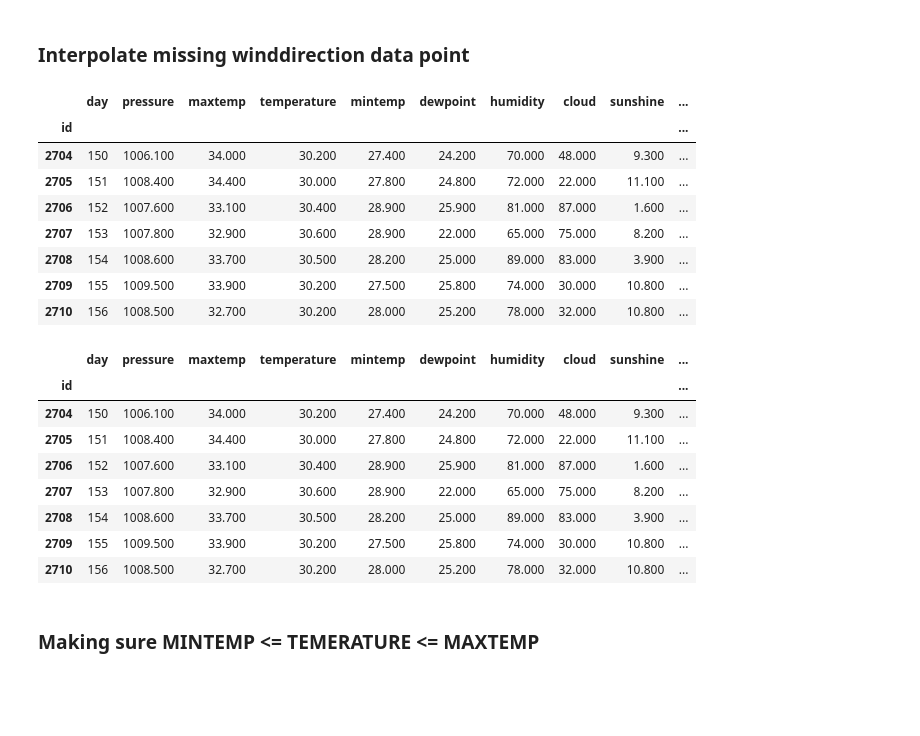
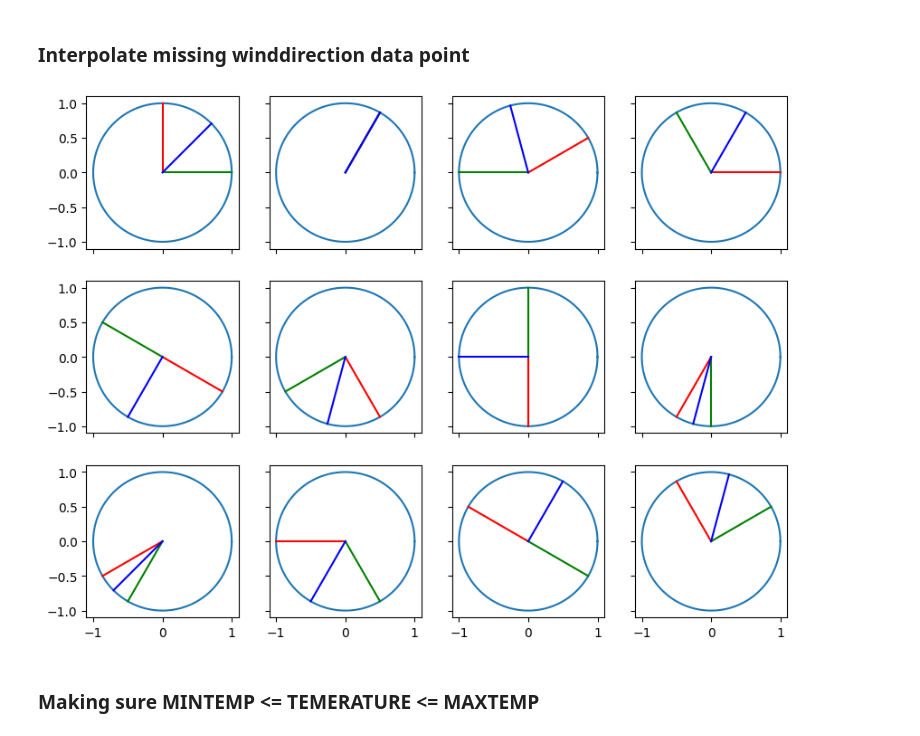
Before and after one commit to einarhre/kaggle-projects, a Jupyter notebook: binarypredictionrainfall.ipynb, the cells around one changed output. Saved outputs shown, nothing was run; the diff lists cells and outputs as text; code cells hidden in the pictures; blank space fills up the shorter version.

```diff
--- a/binarypredictionrainfall.ipynb
+++ b/binarypredictionrainfall.ipynb
@@ -285,29 +335,55 @@ test_df = test_df.assign(**{
 })
 # %% [markdown]
 ### **Interpolate missing winddirection data point**
-# %%
-# Interpolate missing winddirection data point (only single point so not fancy)
-idx_fix = 2707
-idx_show = idx_fix + np.array([-3,-2,-1,0,1,2,3])
-display(test_df.loc[idx_show])
-test_df.loc[idx_fix,WINDDIRECTION] = (100+220)/2//10*10
-display(test_df.loc[idx_show])
-# %% [output]
-|  | day | pressure | maxtemp | temperature | mintemp | dewpoint | humidity | cloud | sunshine | ... |
-| id |  |  |  |  |  |  |  |  |  | ... |
-| 2704 | 150 | 1006.100 | 34.000 | 30.200 | 27.400 | 24.200 | 70.000 | 48.000 | 9.300 | ... |
-| 2705 | 151 | 1008.400 | 34.400 | 30.000 | 27.800 | 24.800 | 72.000 | 22.000 | 11.100 | ... |
-| 2706 | 152 | 1007.600 | 33.100 | 30.400 | 28.900 | 25.900 | 81.000 | 87.000 | 1.600 | ... |
-| 2707 | 153 | 1007.800 | 32.900 | 30.600 | 28.900 | 22.000 | 65.000 | 75.000 | 8.200 | ... |
-| 2708 | 154 | 1008.600 | 33.700 | 30.500 | 28.200 | 25.000 | 89.000 | 83.000 | 3.900 | ... |
-| 2709 | 155 | 1009.500 | 33.900 | 30.200 | 27.500 | 25.800 | 74.000 | 30.000 | 10.800 | ... |
-| 2710 | 156 | 1008.500 | 32.700 | 30.200 | 28.000 | 25.200 | 78.000 | 32.000 | 10.800 | ... |
-|  | day | pressure | maxtemp | temperature | mintemp | dewpoint | humidity | cloud | sunshine | ... |
-| id |  |  |  |  |  |  |  |  |  | ... |
-| 2704 | 150 | 1006.100 | 34.000 | 30.200 | 27.400 | 24.200 | 70.000 | 48.000 | 9.300 | ... |
-| 2705 | 151 | 1008.400 | 34.400 | 30.000 | 27.800 | 24.800 | 72.000 | 22.000 | 11.100 | ... |
-| 2706 | 152 | 1007.600 | 33.100 | 30.400 | 28.900 | 25.900 | 81.000 | 87.000 | 1.600 | ... |
-| 2707 | 153 | 1007.800 | 32.900 | 30.600 | 28.900 | 22.000 | 65.000 | 75.000 | 8.200 | ... |
-| 2708 | 154 | 1008.600 | 33.700 | 30.500 | 28.200 | 25.000 | 89.000 | 83.000 | 3.900 | ... |
-| 2709 | 155 | 1009.500 | 33.900 | 30.200 | 27.500 | 25.800 | 74.000 | 30.000 | 10.800 | ... |
-| 2710 | 156 | 1008.500 | 32.700 | 30.200 | 28.000 | 25.200 | 78.000 | 32.000 | 10.800 | ... |
+# %%
+# To interpolate between a and b modulus n as (1-t)a+tb
+def modnterp(a, b, n, t): # for number in modulus n but perhaps with values outside the rangeþ
+  linterp = lambda p, q, s: (1 - s) * p + s * q
+  sgn = lambda z: bool(z > 0) - bool(z < 0)
+  def modterp(x, y, m, r):
+    if 2*np.abs(x - y) < m: # interpolate if difference is less than half the modulus.
+      return linterp(x, y, r)
+    elif 2*np.abs(x - y) > m: # shift max(x,y) to 0, interpolate, shift back.
+      return (linterp((x + (m - max(x, y))) % m, (y + (m - max(x, y))) % m, r) + max(x, y)) % m
+    else: # if the difference between x and y is exactly half the modulus, then select either
+          # of the two possible interpolated values (but which one??).
+      return (min(x, y) + (m / 4) * np.random.choice([1, -1])) % m
+  if (sgn(b - a) == sgn((b % n) - (a % n))):
+    return modterp(a % n, b % n, n, t)
+  elif ((b % n) > (a % n)):
+    return modterp(a % n, b % -n, n, t) % n
+  else:
+    return modterp(a % -n, b % n, n, t) % n
+# %%
+# Test the modulus aveage function above
+mod, samp = (360, 12)
+u = np.arange(0,mod,mod/samp)
+v = np.arange(0,mod,mod/samp)
+np.random.shuffle(v)
+ucs = {'cos': np.cos(np.pi/2-2*np.pi/mod*u), 'sin': np.sin(np.pi/2-2*np.pi/mod*u)}
+vcs = {'cos': np.cos(np.pi/2-2*np.pi/mod*v), 'sin': np.sin(np.pi/2-2*np.pi/mod*v)}
+interp = [modnterp(x, y, mod, 0.5) for x,y in zip(u,v)]
+mcs = {
+  'cos': [np.cos(np.pi/2-2*np.pi/mod*x) for x in interp],
+  'sin': [np.sin(np.pi/2-2*np.pi/mod*x) for x in interp],
+      }
+n, w = (4, 10)
+f, ax = plt.subplots(
+    (len(u)+n-1)//n,
+    n,
+    sharex=True,
+    sharey=True,
+    squeeze=False,
+    figsize=(w,w*((len(u)+n-1)//n)/n)
+)
+t = np.arange(0,2*np.pi,0.01)
+for i, (a, b) in enumerate(zip(u,v)):
+    #print(f"(a, b) = ({a}, {b})\t=> ave: {modterp(a,b,360,0.5)}")
+    ax[i//n,i%n].plot(np.cos(t),np.sin(t))
+    ax[i//n,i%n].plot([0, ucs['cos'][i]],[0, ucs['sin'][i]],color="r")
+    ax[i//n,i%n].plot([0, vcs['cos'][i]],[0, vcs['sin'][i]],color="g")
+    ax[i//n,i%n].plot([0, mcs['cos'][i]],[0, mcs['sin'][i]],color="b")
+    ax[i//n,i%n].axis('scaled')
+plt.show()
+# %% [output]
+[figure, added]
```
Also changed, not shown: parts of 39 cells of this notebook, 2 other files.
